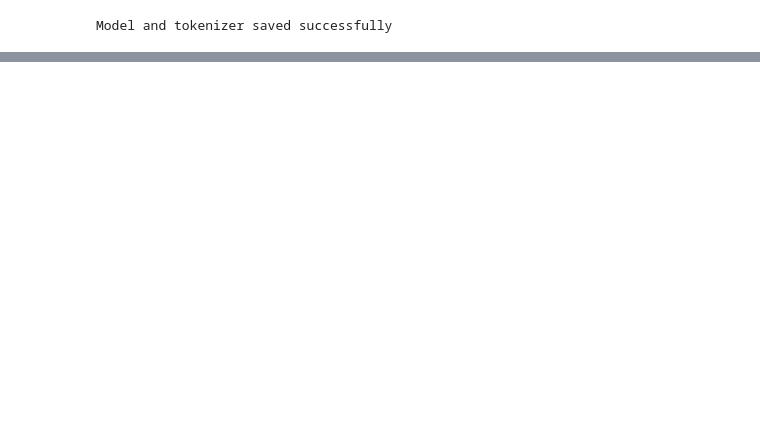
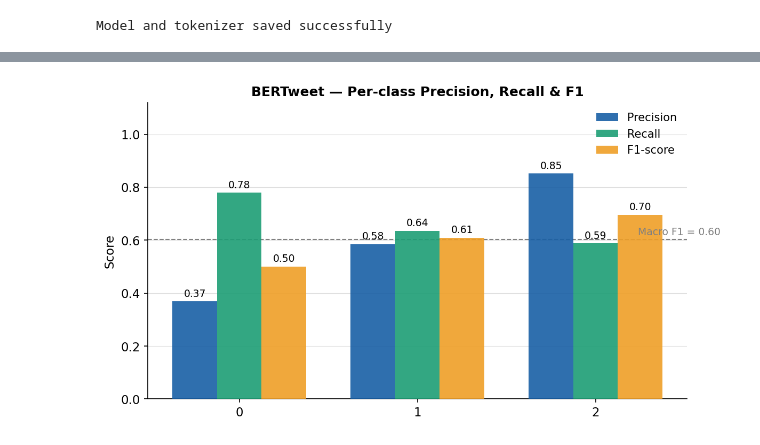
Before and after one commit to Shifali1094/stance-detection, a Jupyter notebook: notebooks/bertweet_experiments.ipynb, the cells around one changed output, grey strips where cells are left out. Cells and saved outputs as stored; diff of their text form; code cells hidden in the pictures; blank space fills up the shorter version.

```diff
--- a/notebooks/bertweet_experiments.ipynb
+++ b/notebooks/bertweet_experiments.ipynb
@@ -454,0 +498,43 @@ Model and tokenizer saved successfully
+# %%
+report = classification_report(
+    y_true, y_pred,
+    target_names=CLASS_NAMES,
+    output_dict=True,
+    zero_division=0
+)
+
+metrics   = ["precision", "recall", "f1-score"]
+x         = np.arange(len(CLASS_NAMES))
+bar_w     = 0.25
+bar_color = ["#185FA5", "#1D9E75", "#EF9F27"]   # blue, teal, amber
+
+fig, ax = plt.subplots(figsize=(8, 4.5))
+for i, (metric, color) in enumerate(zip(metrics, bar_color)):
+    vals = [report[cls][metric] for cls in CLASS_NAMES]
+    bars = ax.bar(x + i * bar_w, vals, bar_w, label=metric.capitalize(),
+                  color=color, alpha=0.9, zorder=3)
+    for bar, v in zip(bars, vals):
+        ax.text(
+            bar.get_x() + bar.get_width() / 2,
+            bar.get_height() + 0.01,
+            f"{v:.2f}", ha="center", va="bottom", fontsize=9
+        )
+
+ax.set_xticks(x + bar_w)
+ax.set_xticklabels(CLASS_NAMES, fontsize=11)
+ax.set_ylabel("Score", fontsize=11)
+ax.set_ylim(0, 1.12)
+ax.yaxis.set_major_formatter(mticker.FuncFormatter(lambda v, _: f"{v:.1f}"))
+ax.legend(frameon=False, fontsize=10)
+ax.set_title("BERTweet — Per-class Precision, Recall & F1", fontsize=12, fontweight="bold")
+ax.axhline(report["macro avg"]["f1-score"], color="gray", linewidth=1,
+           linestyle="--", label="Macro F1")
+ax.text(len(CLASS_NAMES) - 0.05,
+        report["macro avg"]["f1-score"] + 0.01,
+        f'Macro F1 = {report["macro avg"]["f1-score"]:.2f}',
+        ha="right", va="bottom", color="gray", fontsize=9)
+ax.grid(axis="y", linewidth=0.5, alpha=0.4, zorder=0)
+plt.tight_layout()
+plt.show()
+# %% [output]
+[figure, added]
```
Also changed, not shown: parts of 17 cells of this notebook, 1 other file.
